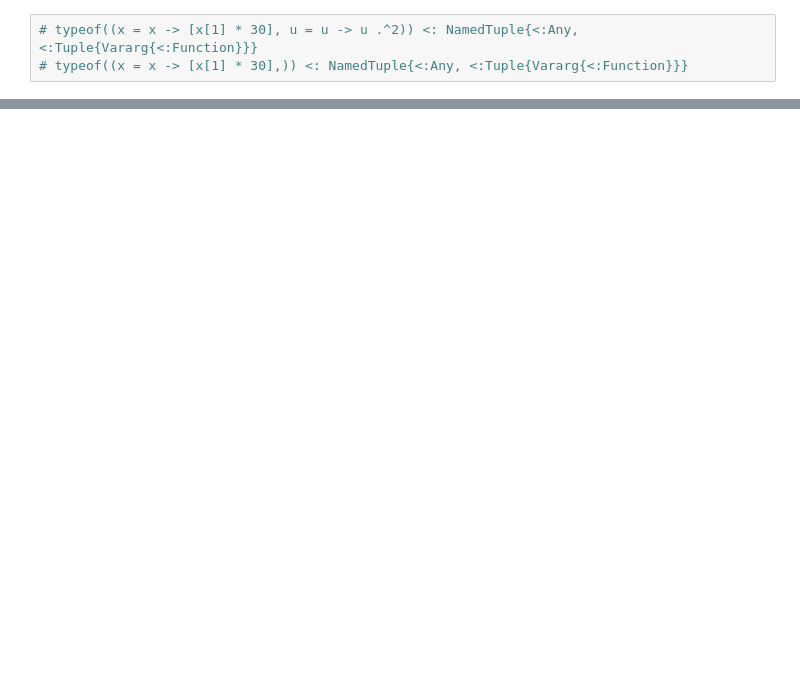
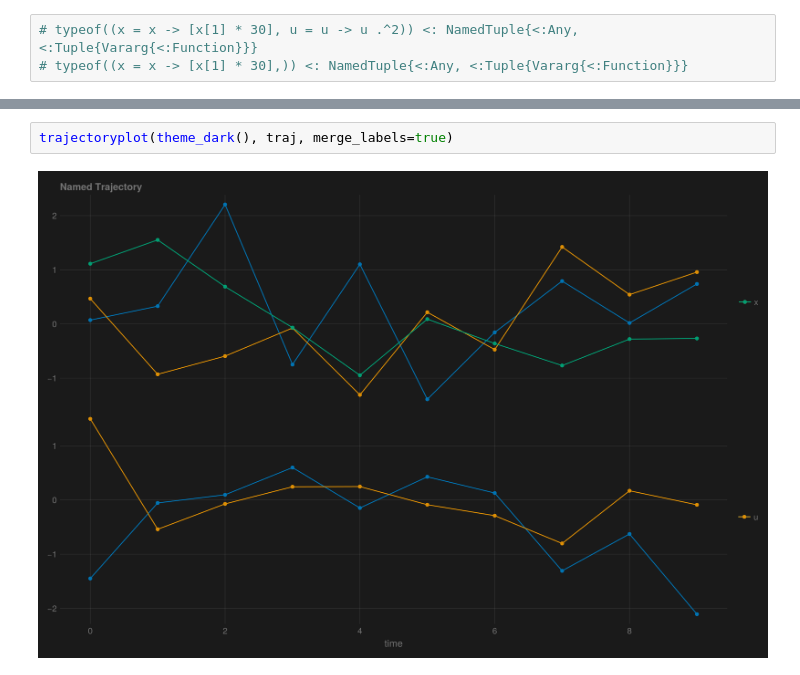
Before and after one commit to andgoldschmidt/makie-recipes, a Jupyter notebook: 05_test_ext.ipynb, the cells around one changed output, grey strips where cells are left out. Saved outputs shown, nothing was run; the diff lists cells and outputs as text; blank space fills up the shorter version.

Commit message:
show plots

```diff
--- a/05_test_ext.ipynb
+++ b/05_test_ext.ipynb
@@ -71,0 +86,4 @@ trajectoryplot(theme_latexfonts(), traj, merge_labels=true)
+# %%
+trajectoryplot(theme_dark(), traj, merge_labels=true)
+# %% [output]
+[figure, added]
```
Also changed, not shown: parts of 7 cells of this notebook.
